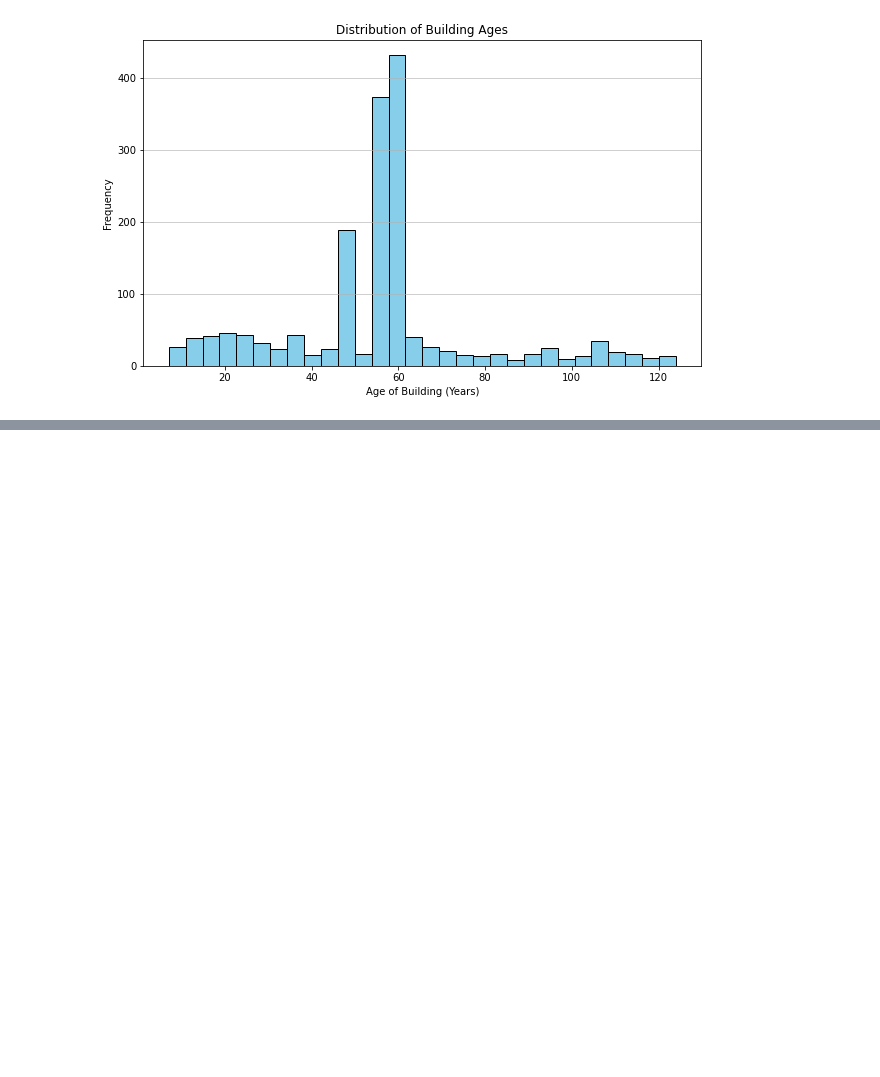
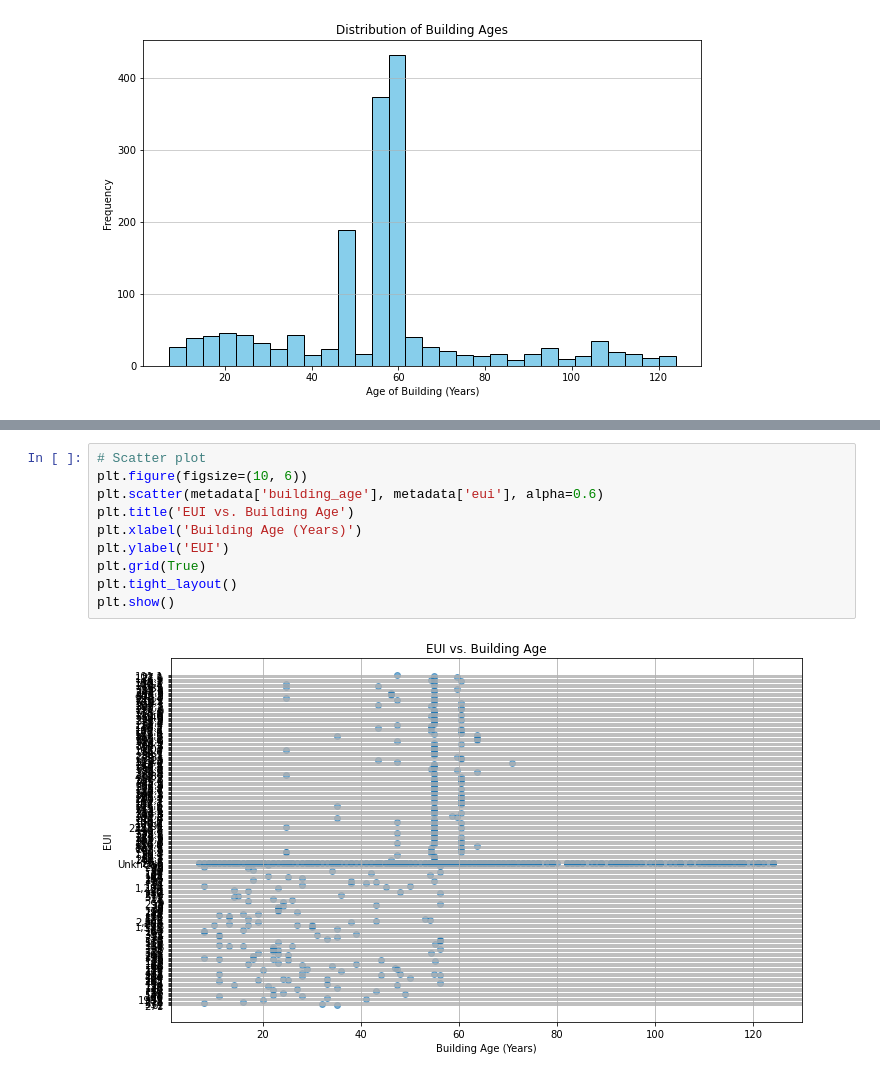
Before and after one commit to aaryanmahipalcu/ME-371, a Jupyter notebook: Building Energy Analysis/bea.ipynb, the cells around one changed output, grey strips where cells are left out. Drawn from its saved outputs; the diff is of its cells as text; blank space fills up the shorter version.

```diff
--- a/Building Energy Analysis/bea.ipynb
+++ b/Building Energy Analysis/bea.ipynb
@@ -287,0 +433,12 @@ The weather variable with the strongest correlation with air temperature is dewT
+# %%
+# Scatter plot
+plt.figure(figsize=(10, 6))
+plt.scatter(metadata['building_age'], metadata['eui'], alpha=0.6)
+plt.title('EUI vs. Building Age')
+plt.xlabel('Building Age (Years)')
+plt.ylabel('EUI')
+plt.grid(True)
+plt.tight_layout()
+plt.show()
+# %% [output]
+[figure, added]
```
Also changed, not shown: parts of 5 cells of this notebook.
